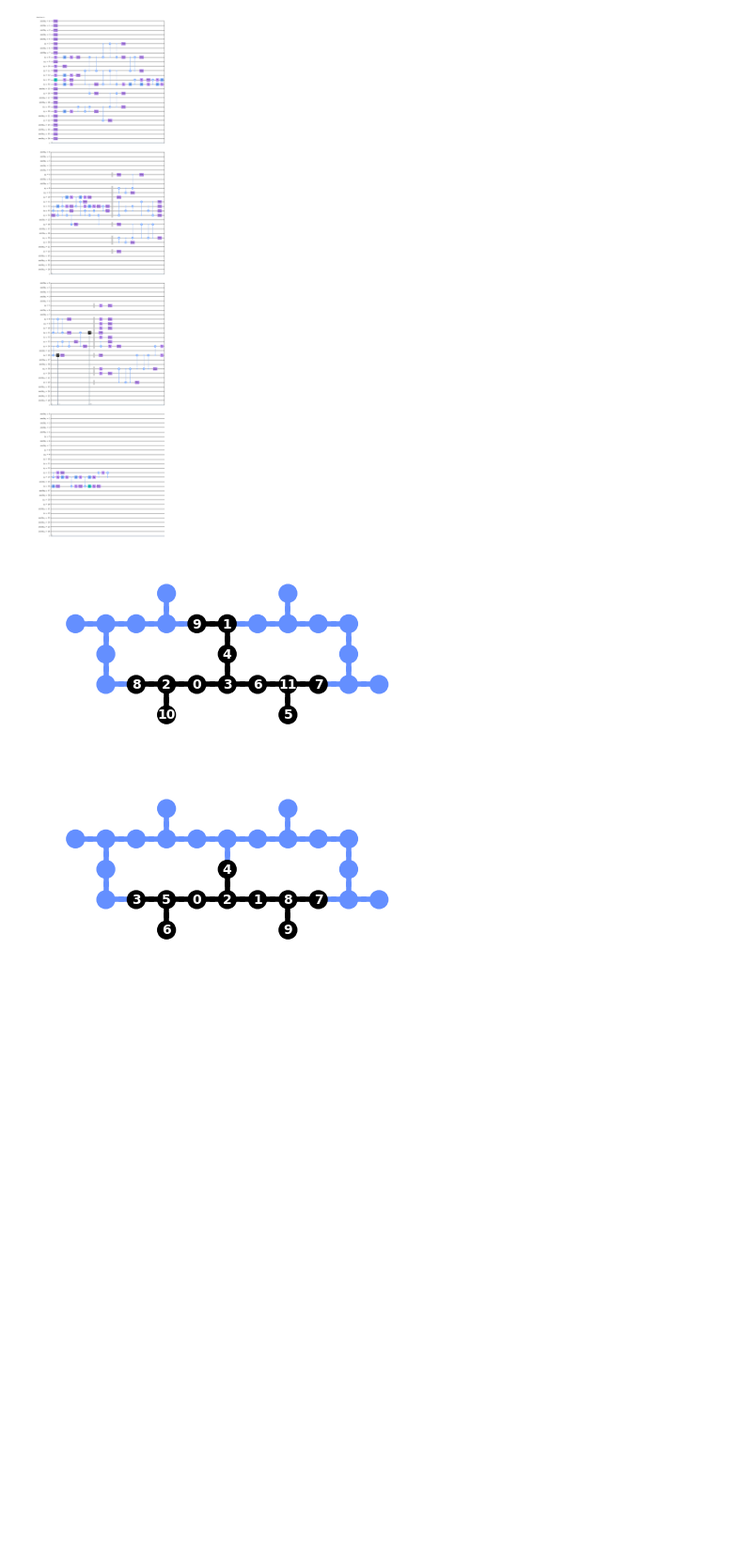
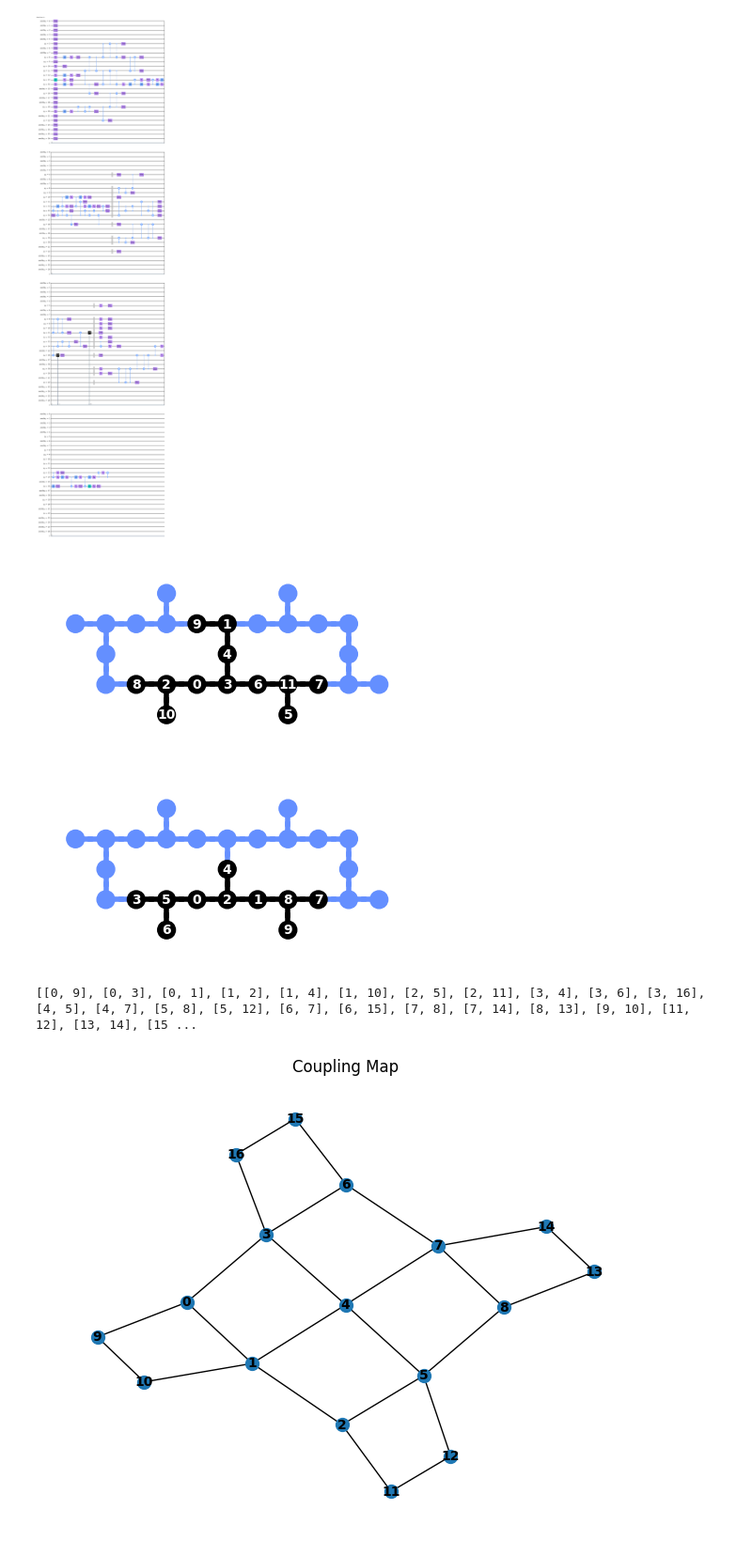
Before and after one commit to Vladlen24/ML4Q, a Jupyter notebook: learn-qiskit/transpiler.ipynb, the cells around one changed output. Shown at 94% size. Drawn from its saved outputs; the diff is of its cells as text; code cells hidden in the pictures; blank space fills up the shorter version.

```diff
--- a/learn-qiskit/transpiler.ipynb
+++ b/learn-qiskit/transpiler.ipynb
@@ -142,3 +145,81 @@ plot_circuit_layout(opt_qc10, backend1)
 plot_circuit_layout(opt_qc10, backend1)
 # %% [output]
 [figure]
+# %%
+from qiskit.circuit import Parameter, Measure
+from qiskit.transpiler import Target, InstructionProperties
+from qiskit.circuit.library import UGate, RZGate, RXGate, RYGate, CXGate, CZGate
+
+target = Target(num_qubits=17)
+target.add_instruction(CXGate(),
+    {
+        (0, 9): None, (0, 3): None, (0, 1): None,
+        (1, 2): None, (1, 4): None, (1, 10): None,
+        (2, 5): None, (2, 11): None,
+        (3, 4): None, (3, 6): None, (3, 16): None,
+        (4, 5): None, (4, 7): None,
+        (5, 8): None, (5, 12): None,
+        (6, 7): None, (6, 15): None,
+        (7, 8): None, (7, 14): None,
+        (8, 13): None,
+        (9, 10): None,
+        (11, 12): None,
+        (13, 14): None,
+        (15, 16): None
+    }
+)
+# target.add_instruction(
+#     UGate(Parameter('theta'), Parameter('phi'), Parameter('lam')),
+#     {
+#         (0,): InstructionProperties(error=.00001, duration=5e-8),
+#         (1,): InstructionProperties(error=.00002, duration=6e-8)
+#     }
+# )
+# target.add_instruction(
+#     RZGate(Parameter('theta')),
+#     {
+#         (1,): InstructionProperties(error=.00001, duration=5e-8),
+#         (2,): InstructionProperties(error=.00002, duration=6e-8)
+#     }
+# )
+# target.add_instruction(
+#     RYGate(Parameter('theta')),
+#     {
+#         (1,): InstructionProperties(error=.00001, duration=5e-8),
+#         (2,): InstructionProperties(error=.00002, duration=6e-8)
+#     }
+# )
+# target.add_instruction(
+#     RXGate(Parameter('theta')),
+#     {
+#         (1,): InstructionProperties(error=.00001, duration=5e-8),
+#         (2,): InstructionProperties(error=.00002, duration=6e-8)
+#     }
+# )
+# target.add_instruction(
+#     CZGate(),
+#     {
+#         (1, 2): InstructionProperties(error=.0001, duration=5e-7),
+#         (2, 0): InstructionProperties(error=.0001, duration=5e-7)
+#     }
+# )
+# target.add_instruction(
+#     Measure(),
+#     {
+#         (0,): InstructionProperties(error=.001, duration=5e-5),
+#         (1,): InstructionProperties(error=.002, duration=6e-5),
+#         (2,): InstructionProperties(error=.2, duration=5e-7)
+#     }
+# )
+
+print(target.build_coupling_map())
+
+G = nx.Graph()
+G.add_edges_from(target.build_coupling_map())
+pos = nx.spring_layout(G, seed=1)  # Choose a layout algorithm
+nx.draw(G, pos, with_labels=True, node_size=100, font_size=10, font_color='black', font_weight='bold')
+plt.title("Coupling Map")
+plt.show()
+# %% [output]
+[[0, 9], [0, 3], [0, 1], [1, 2], [1, 4], [1, 10], [2, 5], [2, 11], [3, 4], [3, 6], [3, 16], [4, 5], [4, 7], [5, 8], [5, 12], [6, 7], [6, 15], [7, 8], [7, 14], [8, 13], [9, 10], [11, 12], [13, 14], [15 ...
+[figure, added]
```
Also changed, not shown: parts of 2 cells of this notebook.
